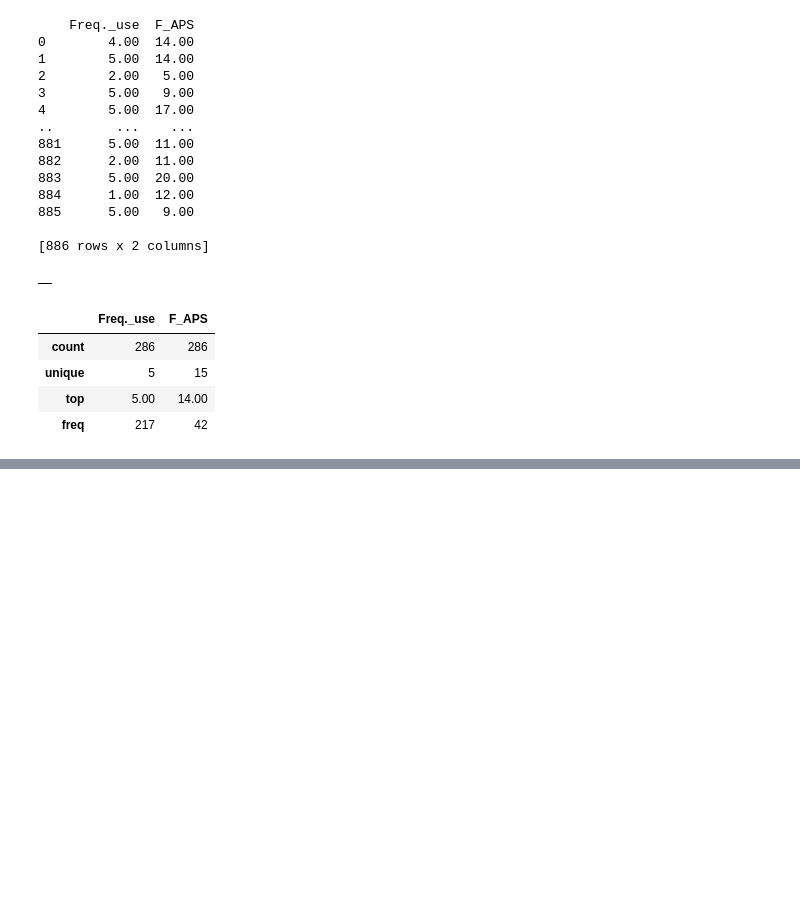
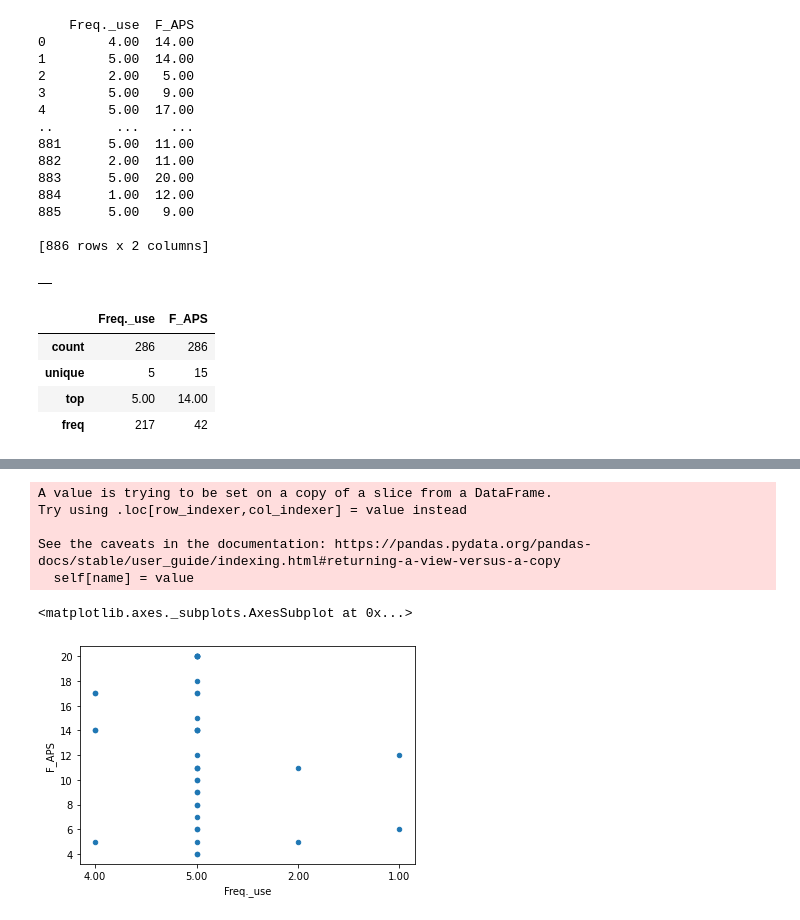
Before and after one commit to miii03/altruism, a Jupyter notebook: altruism.ipynb, the cells around one changed output, grey strips where cells are left out. Saved outputs shown, nothing was run; the diff lists cells and outputs as text; code cells hidden in the pictures; blank space fills up the shorter version.

```diff
--- a/altruism.ipynb
+++ b/altruism.ipynb
@@ -313,0 +316,16 @@ dataframe.describe()
+# %%
+import pandas as pd
+import numpy as np
+dataframe = pd.read_csv(r"")
+points=dataframe[:39]
+points.F_APS=pd.to_numeric(points.F_APS)
+
+points.plot.scatter(x='Freq._use',y='F_APS')
+# %% [output]
+A value is trying to be set on a copy of a slice from a DataFrame.
+Try using .loc[row_indexer,col_indexer] = value instead
+
+See the caveats in the documentation: https://pandas.pydata.org/pandas-docs/stable/user_guide/indexing.html#returning-a-view-versus-a-copy
+  self[name] = value
+<matplotlib.axes._subplots.AxesSubplot at 0x...>
+[figure, added]
```
Also changed, not shown: parts of 15 cells of this notebook.
